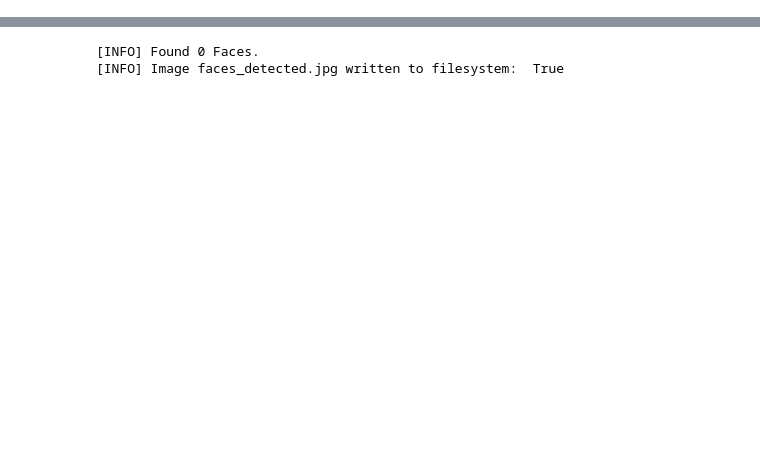
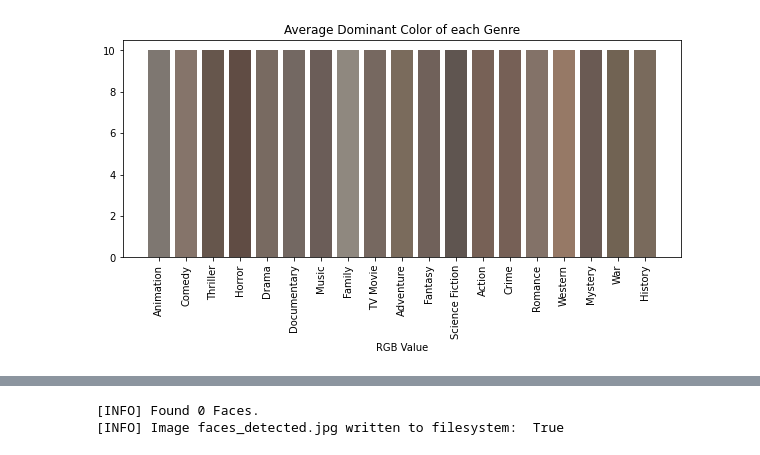
Before and after one commit to witchard-wang/MovieGenreClassification, a Jupyter notebook: analysis.ipynb, the cells around one changed output, grey strips where cells are left out. Drawn from its saved outputs; the diff is of its cells as text; code cells hidden in the pictures; blank space fills up the shorter version.

```diff
--- a/analysis.ipynb
+++ b/analysis.ipynb
@@ -68,0 +257,6 @@ plt.show()
+# %%
+col_df = pd.read_csv('movie_colors.csv')
+col_df = convPal(col_df)
+col_df = convDom(col_df)
+# col_df = palFloat(col_df)
+# col_df = domFloat(col_df)
@@ -68,0 +279,26 @@ plt.show()
+# %%
+dom = col_df['dominant_color'].to_numpy()
+X = [list(item) for item in dom]
+kmeans = KMeans(n_clusters=3).fit(X)
+col_df['dominant_color'] = X
+# %%
+gen_col = []
+for x in col_df.columns[7:-3]:
+    temp = col_df.loc[col_df[x] == 1]
+
+    arr = temp['dominant_color'].to_numpy()
+    rgb = []
+    rsum = 0
+    gsum = 0
+    bsum = 0
+    for y in arr:
+        rsum += y[0]
+        gsum += y[1]
+        bsum += y[2]
+    rsum = rsum / len(arr)
+    gsum = gsum / len(arr)
+    bsum = bsum / len(arr)
+    rgb.append(rsum /255)
+    rgb.append(gsum /255)
+    rgb.append(bsum /255)
+    gen_col.append(rgb)
@@ -68,0 +325,13 @@ plt.show()
+# %%
+fig = plt.subplots(figsize = (10,4))
+xarr = col_df.columns[7:-3]
+yarr = []
+for y in range(0, len(xarr)):
+    yarr.append(10)
+plt.bar(xarr,yarr,color=gen_col)
+plt.xlabel('RGB Value')
+plt.xticks(rotation=90)
+plt.title('Average Dominant Color of each Genre')
+plt.savefig('dom_color.png',bbox_inches='tight')
+# %% [output]
+[figure, added]
```
Also changed, not shown: parts of 18 cells of this notebook.
